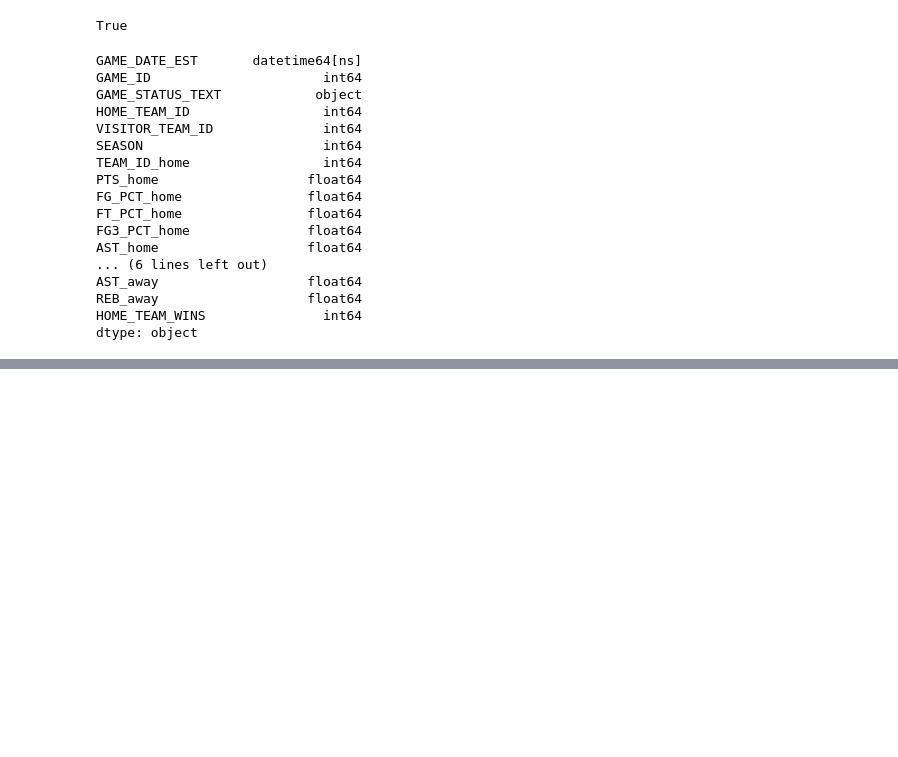
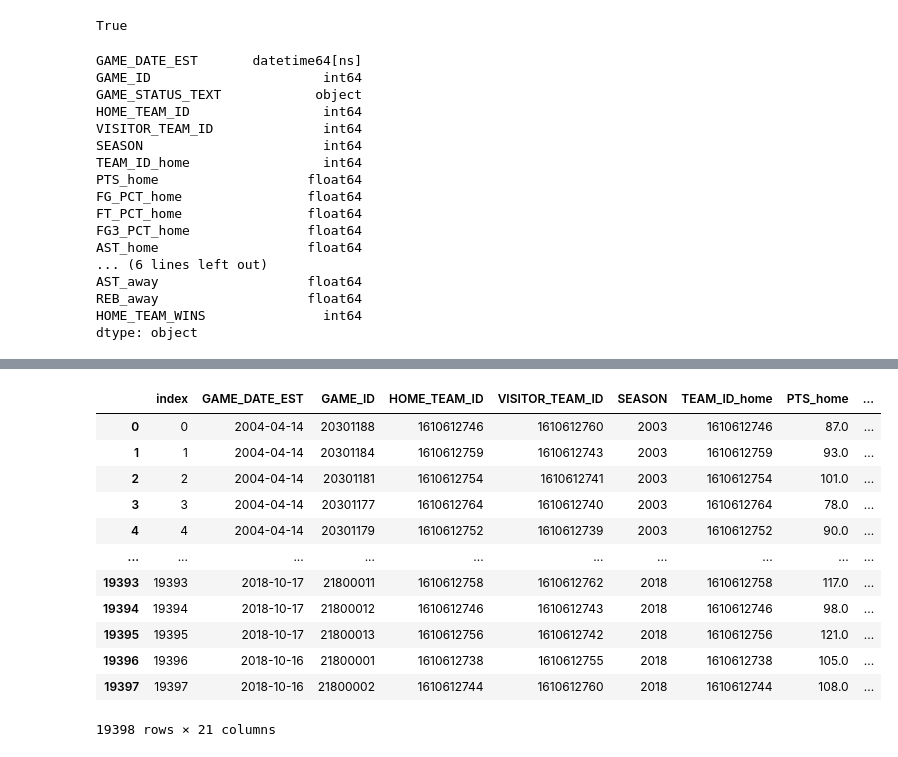
Before and after one commit to robertomanzanolopez/nba_statistics_prediction, a Jupyter notebook: first_aproximation.ipynb, the cells around one changed output, grey strips where cells are left out. Saved outputs shown, nothing was run; the diff lists cells and outputs as text; code cells hidden in the pictures; blank space fills up the shorter version.

```diff
--- a/first_aproximation.ipynb
+++ b/first_aproximation.ipynb
@@ -300,0 +535,20 @@ len(pd.unique(df_rs_po_2003['GAME_ID'])) #PERFECTO!!!
+# %%
+df_all_rs.drop(['level_0'], axis=1, inplace=True)
+df_all_rs.drop(['index'], axis=1, inplace=True)
+df_all_rs.reset_index(level=0, inplace=True)
+# %%
+df_all_rs
+# %% [output]
+|  | index | GAME_DATE_EST | GAME_ID | HOME_TEAM_ID | VISITOR_TEAM_ID | SEASON | TEAM_ID_home | PTS_home | ... |
+| 0 | 0 | 2004-04-14 | 20301188 | 1610612746 | 1610612760 | 2003 | 1610612746 | 87.0 | ... |
+| 1 | 1 | 2004-04-14 | 20301184 | 1610612759 | 1610612743 | 2003 | 1610612759 | 93.0 | ... |
+| 2 | 2 | 2004-04-14 | 20301181 | 1610612754 | 1610612741 | 2003 | 1610612754 | 101.0 | ... |
+| 3 | 3 | 2004-04-14 | 20301177 | 1610612764 | 1610612740 | 2003 | 1610612764 | 78.0 | ... |
+| 4 | 4 | 2004-04-14 | 20301179 | 1610612752 | 1610612739 | 2003 | 1610612752 | 90.0 | ... |
+| ... | ... | ... | ... | ... | ... | ... | ... | ... | ... |
+| 19393 | 19393 | 2018-10-17 | 21800011 | 1610612758 | 1610612762 | 2018 | 1610612758 | 117.0 | ... |
+| 19394 | 19394 | 2018-10-17 | 21800012 | 1610612746 | 1610612743 | 2018 | 1610612746 | 98.0 | ... |
+| 19395 | 19395 | 2018-10-17 | 21800013 | 1610612756 | 1610612742 | 2018 | 1610612756 | 121.0 | ... |
+| 19396 | 19396 | 2018-10-16 | 21800001 | 1610612738 | 1610612755 | 2018 | 1610612738 | 105.0 | ... |
+| 19397 | 19397 | 2018-10-16 | 21800002 | 1610612744 | 1610612760 | 2018 | 1610612744 | 108.0 | ... |
+19398 rows × 21 columns
```
Also changed, not shown: parts of 29 cells of this notebook.
